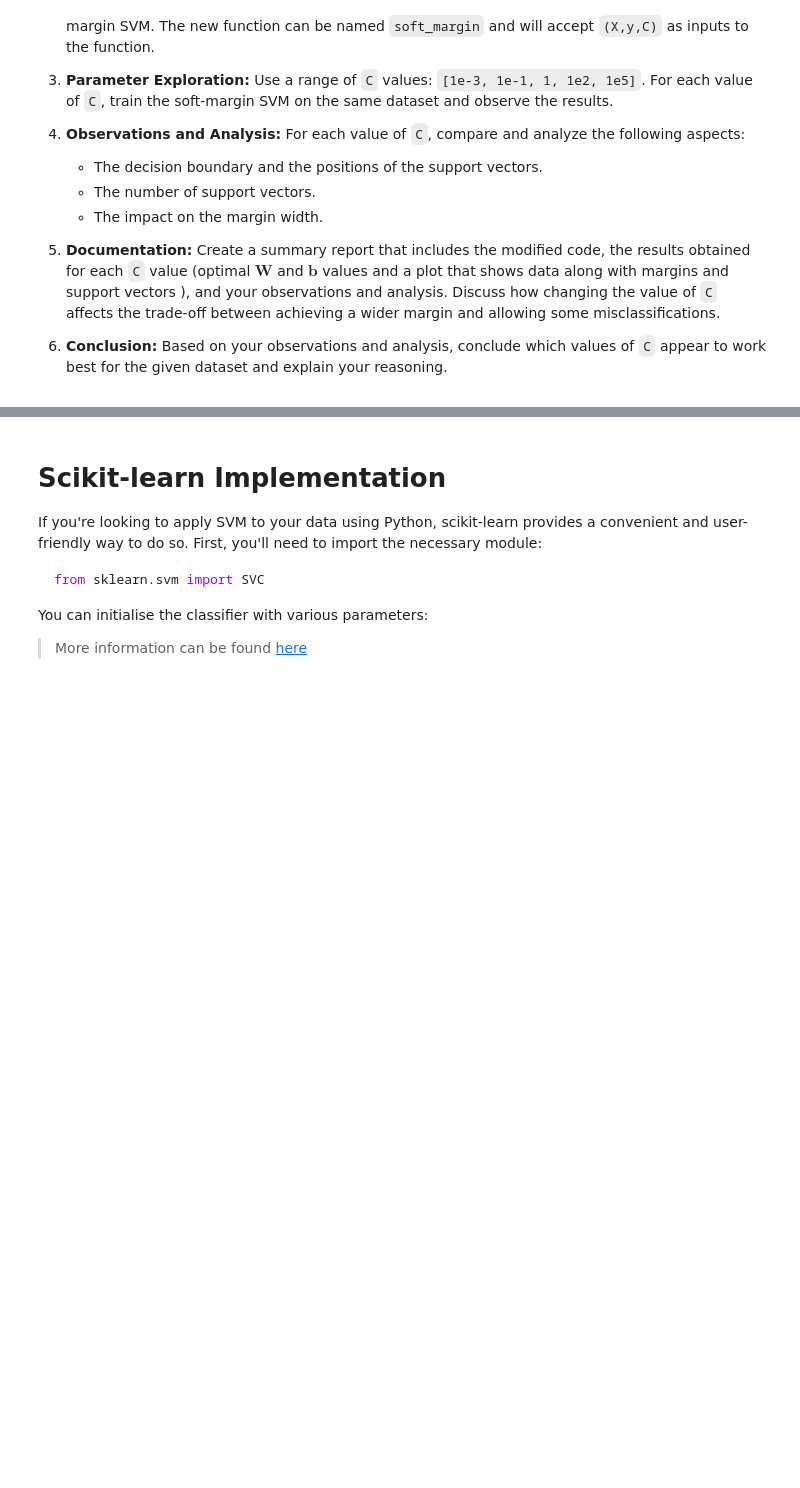
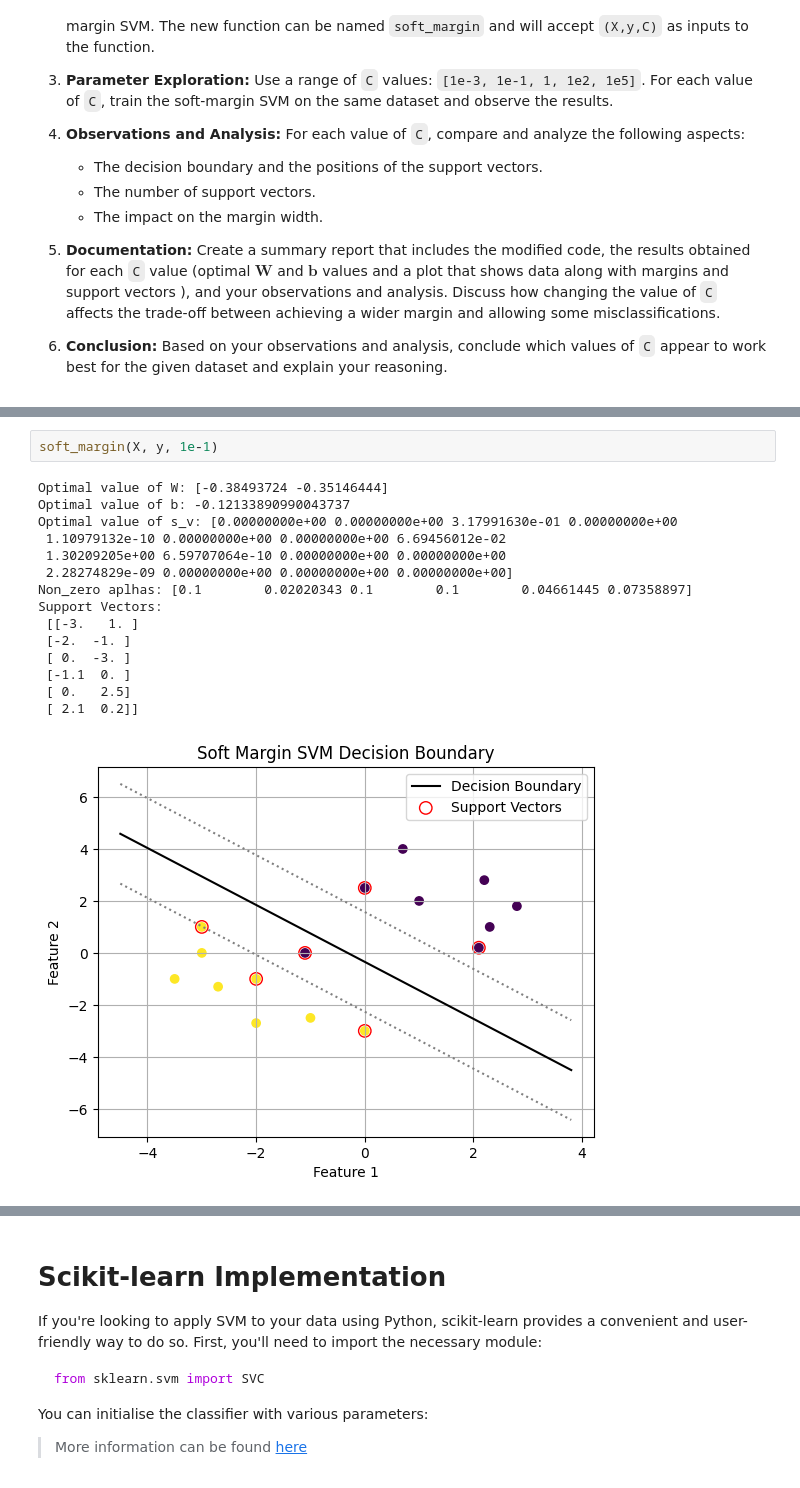
Before and after one commit to FajarKKP/Coding, a Jupyter notebook: 06_ML_SVM.ipynb, the cells around one changed output, grey strips where cells are left out. Drawn from its saved outputs; the diff is of its cells as text; blank space fills up the shorter version.

```diff
--- a/06_ML_SVM.ipynb
+++ b/06_ML_SVM.ipynb
@@ -322,0 +433,18 @@ In this task, you will modify the provided hard-margin SVM code to implement a s
+# %%
+soft_margin(X, y, 1e-1)
+# %% [output]
+Optimal value of W: [-0.38493724 -0.35146444]
+Optimal value of b: -0.12133890990043737
+Optimal value of s_v: [0.00000000e+00 0.00000000e+00 3.17991630e-01 0.00000000e+00
+ 1.10979132e-10 0.00000000e+00 0.00000000e+00 6.69456012e-02
+ 1.30209205e+00 6.59707064e-10 0.00000000e+00 0.00000000e+00
+ 2.28274829e-09 0.00000000e+00 0.00000000e+00 0.00000000e+00]
+Non_zero aplhas: [0.1        0.02020343 0.1        0.1        0.04661445 0.07358897]
+Support Vectors:
+ [[-3.   1. ]
+ [-2.  -1. ]
+ [ 0.  -3. ]
+ [-1.1  0. ]
+ [ 0.   2.5]
+ [ 2.1  0.2]]
+[figure, added]
```
Also changed, not shown: parts of 9 cells of this notebook.
